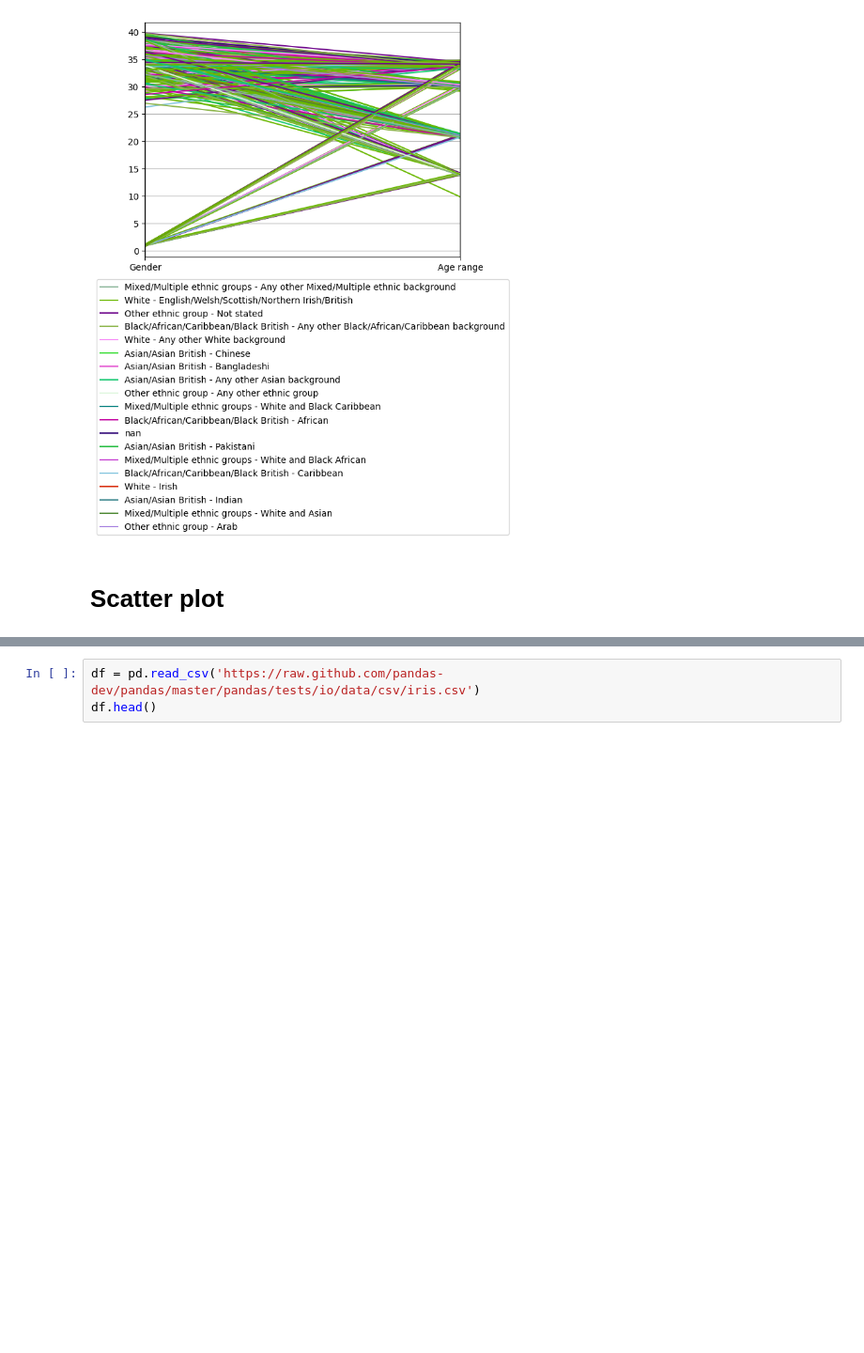
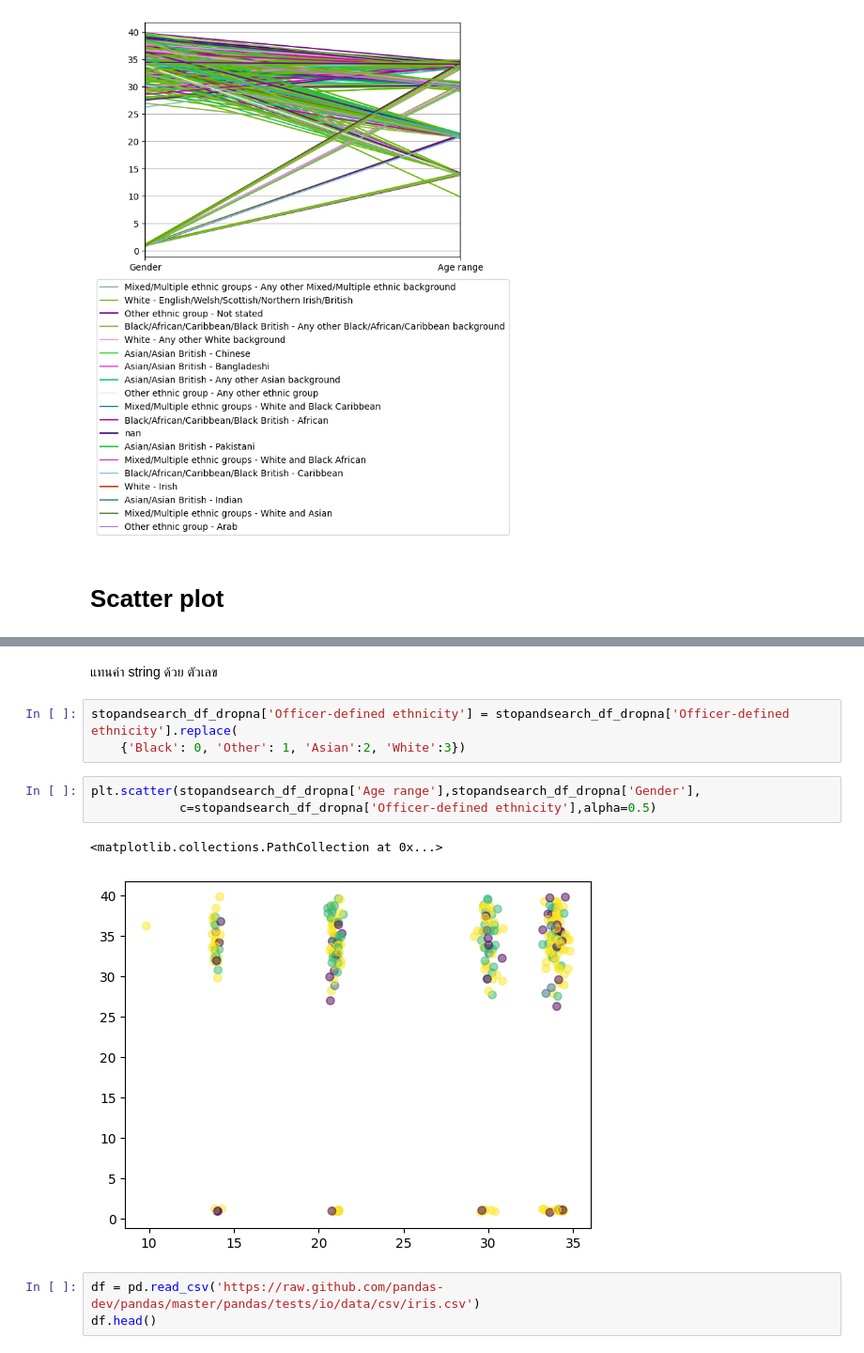
Before and after one commit to tohnperfect/dataviz2025, a Jupyter notebook: Visualize_Data_Distribution.ipynb, the cells around one changed output, grey strips where cells are left out. Shown at 94% size. Drawn from its saved outputs; the diff is of its cells as text; blank space fills up the shorter version.

```diff
--- a/Visualize_Data_Distribution.ipynb
+++ b/Visualize_Data_Distribution.ipynb
@@ -109,3 +135,14 @@ plt.scatter(stopandsearch_df_dropna['Age range'],stopandsearch_df_dropna['Gender
+# %% [markdown]
+แทนค่า string ด้วย ตัวเลข
+# %%
+stopandsearch_df_dropna['Officer-defined ethnicity'] = stopandsearch_df_dropna['Officer-defined ethnicity'].replace(
+    {'Black': 0, 'Other': 1, 'Asian':2, 'White':3})
+# %%
+plt.scatter(stopandsearch_df_dropna['Age range'],stopandsearch_df_dropna['Gender'],
+            c=stopandsearch_df_dropna['Officer-defined ethnicity'],alpha=0.5)
+# %% [output]
+<matplotlib.collections.PathCollection at 0x...>
+[figure, added]
 # %%
 df = pd.read_csv('https://raw.github.com/pandas-dev/pandas/master/pandas/tests/io/data/csv/iris.csv')
 df.head()
```
Also changed, not shown: parts of 7 cells of this notebook.
